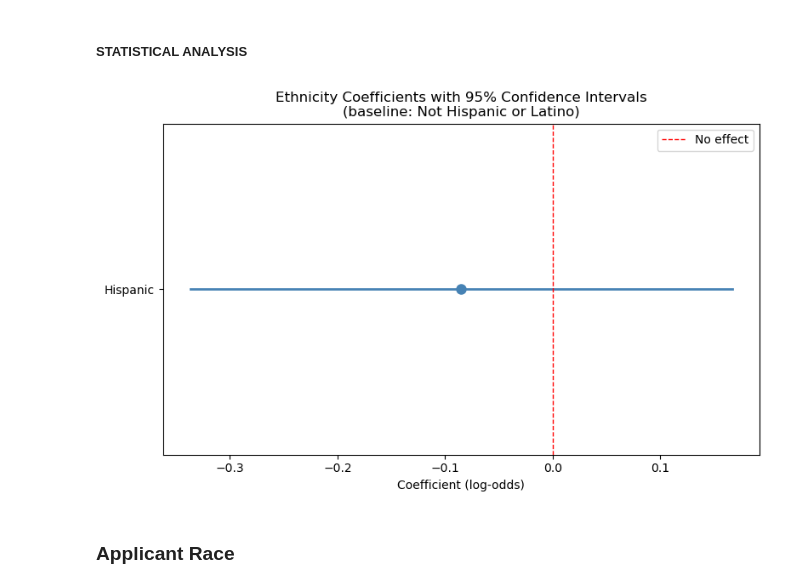
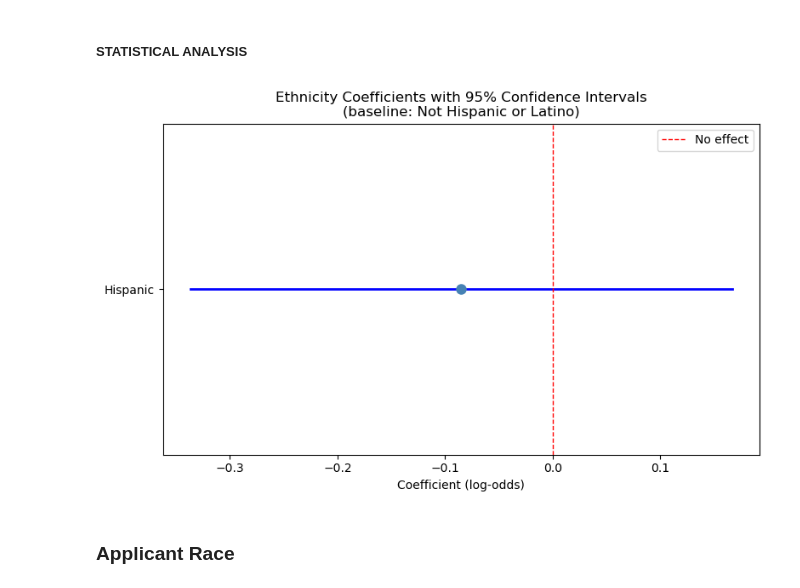
Before and after one commit to catdgomez/redlined_by_algorithm, a Jupyter notebook: notebooks/redlined_by_algorithm_exploratory.ipynb, the cells around one changed output. Cells and saved outputs as stored; diff of their text form; code cells hidden in the pictures.

```diff
--- a/notebooks/redlined_by_algorithm_exploratory.ipynb
+++ b/notebooks/redlined_by_algorithm_exploratory.ipynb
@@ -1438,31 +1439,31 @@ dtype: float64
 # %%
 # pull coefficients and confidence intervals for ethnicity variables
 ethnicity_vars = ['is_hispanic[T.True]']
 labels = ['Hispanic']
 
 coefs_h = res_ae_h.params[ethnicity_vars]
 conf_h = res_ae_h.conf_int().loc[ethnicity_vars]
 
 # plot
 fig, ax = plt.subplots(figsize=(8, 5))
 
 for i, (var, label) in enumerate(zip(ethnicity_vars, labels)):
-    ax.plot([conf_h.loc[var, 0], conf_h.loc[var, 1]], [i, i], color='steelblue', linewidth=2)
+    ax.plot([conf_h.loc[var, 0], conf_h.loc[var, 1]], [i, i], color='blue', linewidth=2)
     ax.plot(coefs_h[var], i, 'o', color='steelblue', markersize=8)
 
 # reference line at zero
 ax.axvline(0, color='red', linestyle='--', linewidth=1, label='No effect')
 
 ax.set_yticks(range(len(labels)))
 ax.set_yticklabels(labels)
 ax.set_xlabel('Coefficient (log-odds)')
 ax.set_title('Ethnicity Coefficients with 95% Confidence Intervals\n(baseline: Not Hispanic or Latino)')
 ax.legend()
 plt.tight_layout()
 plt.savefig('../images/ae_h_coefs_w_95perct_conf_int_baseline_not_hispanic.png', bbox_inches='tight')
 plt.show()
 # %% [output]
-[figure, old version]
+[figure, new version]
 # %% [markdown]
 ### Applicant Race
 # %%
```
Also changed, not shown: parts of 7 cells of this notebook.
